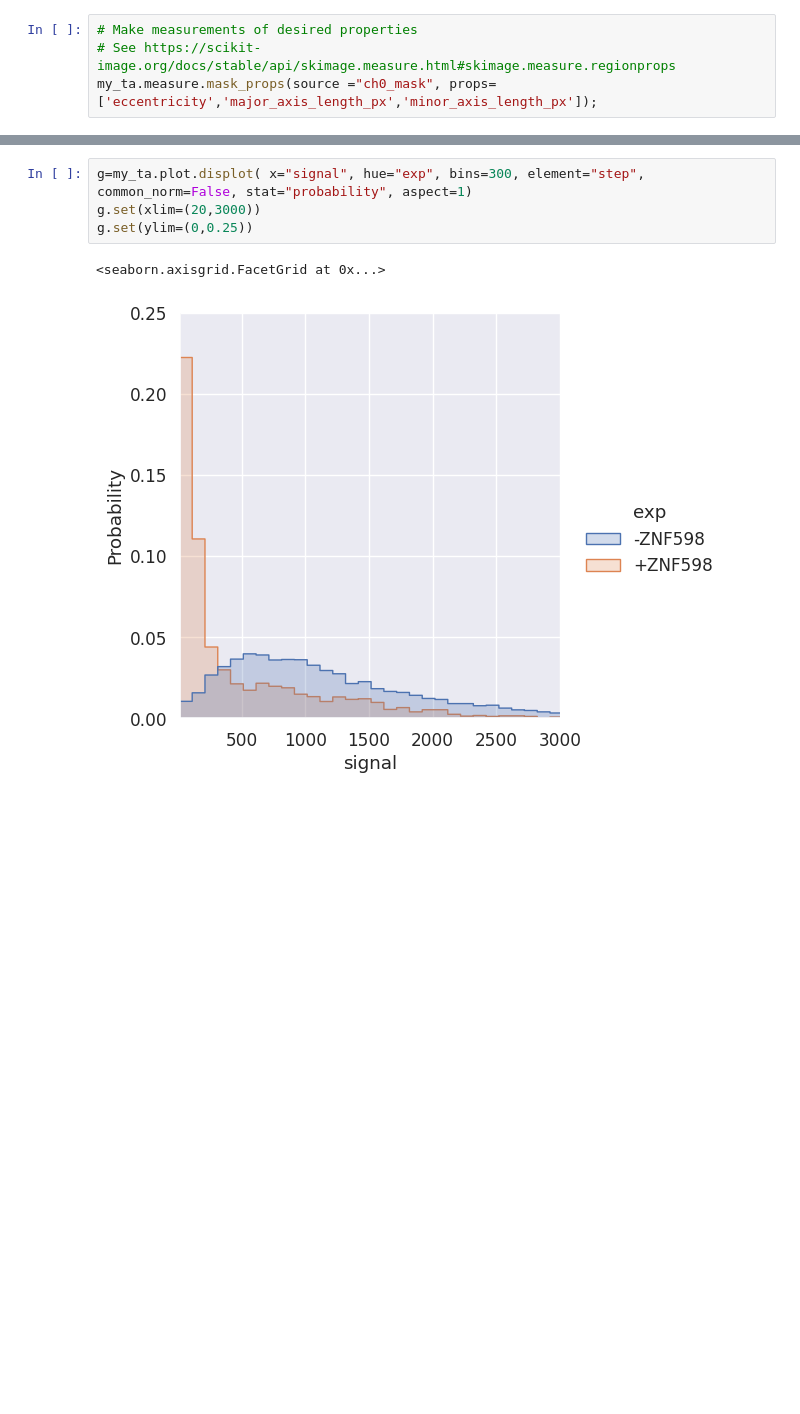
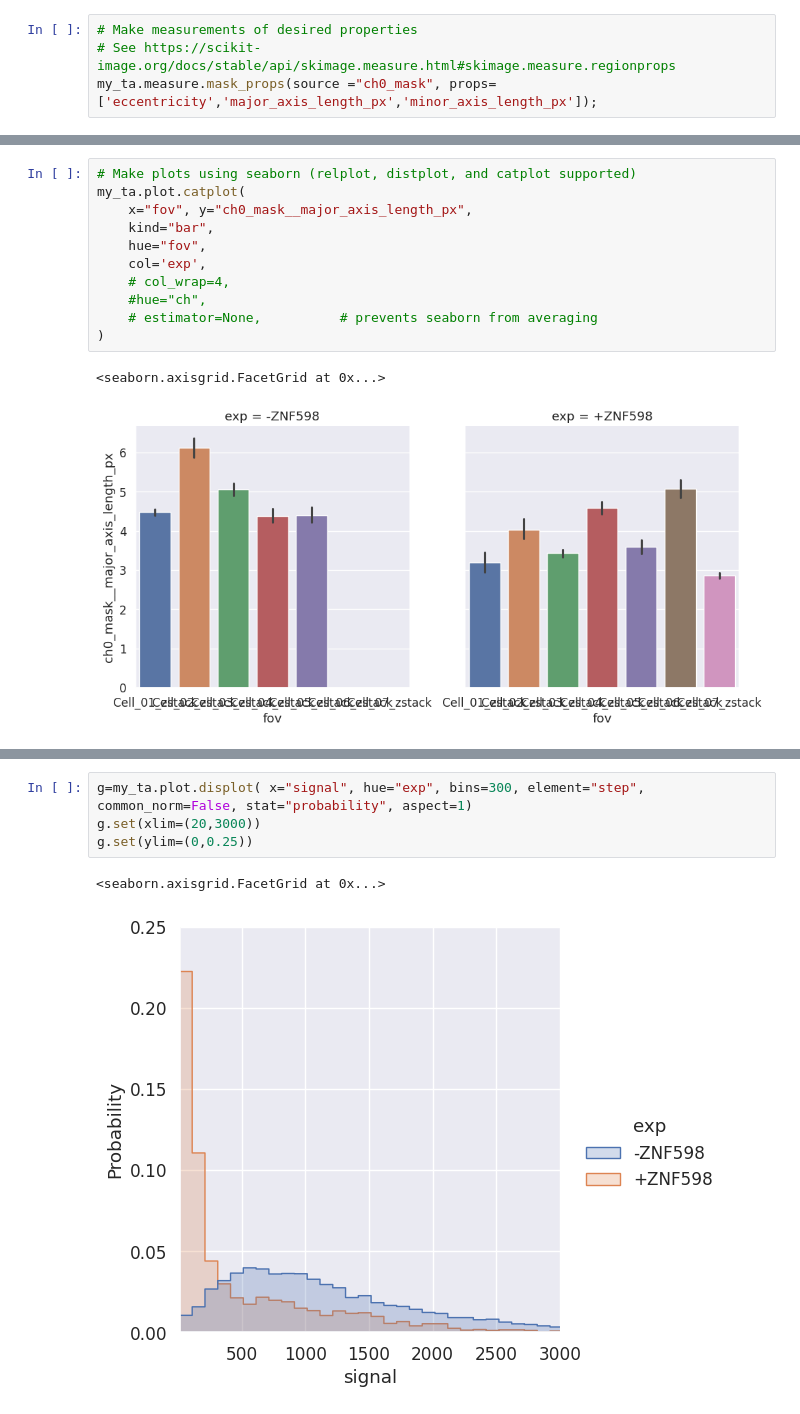
Before and after one commit to timstasevich/croparray, a Jupyter notebook: notebooks/AnalyzeTrackArrays.ipynb, the cells around one changed output, grey strips where cells are left out. Saved outputs shown, nothing was run; the diff lists cells and outputs as text; blank space fills up the shorter version.

```diff
--- a/notebooks/AnalyzeTrackArrays.ipynb
+++ b/notebooks/AnalyzeTrackArrays.ipynb
@@ -93,3 +98,17 @@ my_ta.plot.relplot(
+# %%
+# Make plots using seaborn (relplot, distplot, and catplot supported)
+my_ta.plot.catplot(
+    x="fov", y="ch0_mask__major_axis_length_px",
+    kind="bar",
+    hue="fov",
+    col='exp',
+    # col_wrap=4,
+    #hue="ch",
+    # estimator=None,          # prevents seaborn from averaging
+)
+# %% [output]
+<seaborn.axisgrid.FacetGrid at 0x...>
+[figure, added]
 # %%
 # Make plots using seaborn (relplot, distplot, and catplot supported)
 my_ta.plot.displot(
```
Also changed, not shown: parts of 16 cells of this notebook, 7 other files.
